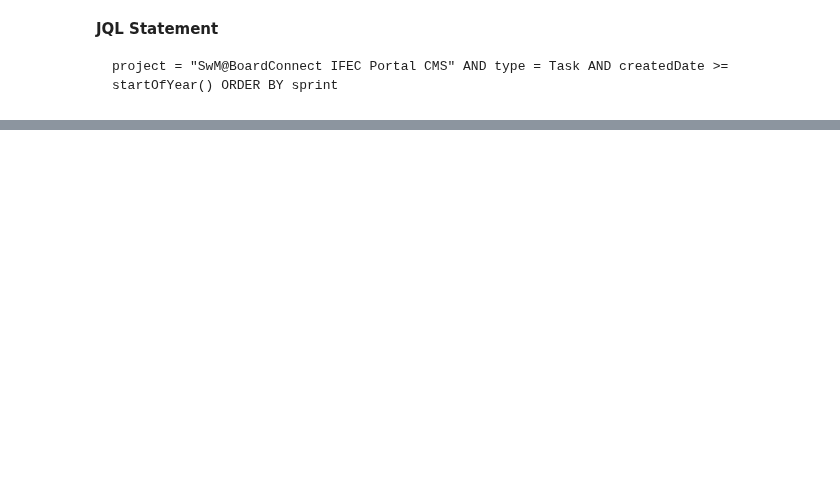
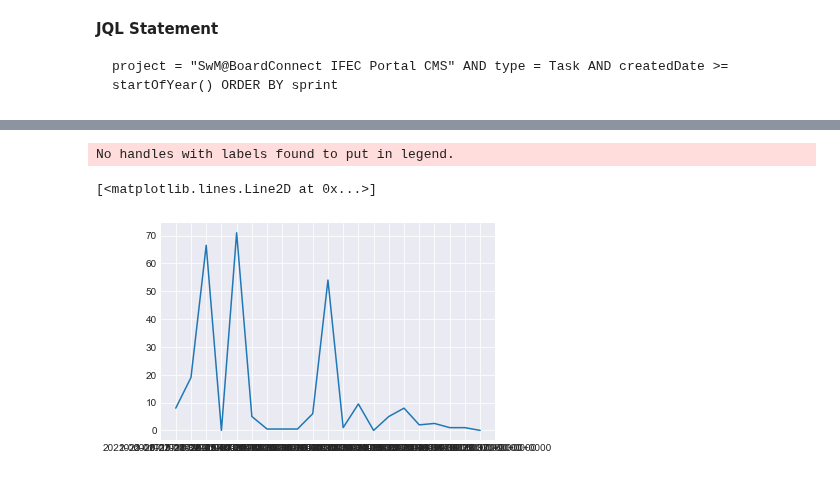
Before and after one commit to mweil372/jupyter-notebooks, a Jupyter notebook: aerq.bo.ipynb, the cells around one changed output, grey strips where cells are left out. Cells and saved outputs as stored; diff of their text form; code cells hidden in the pictures; blank space fills up the shorter version.

```diff
--- a/aerq.bo.ipynb
+++ b/aerq.bo.ipynb
@@ -363,10 +367,16 @@ try:
     df = mt.cat_cms_tickets(jiraBc, search_string)
     sum_tasks = 0
     for index, row in df.iterrows():
-        sum_tasks += row['Time spent']
+        if float(row['Time spent']) > 0:
+            #print(float(row['Time spent']))
+            sum_tasks += row['Time spent']
+            #print(sum_tasks)
         print(f'Index: {index}, row: {row.values}')
+    #print(sum_tasks)
     sum_tasks = sum_tasks / 3600
-    print('Time spent on tasks: ' + str(sum_tasks))
+    print('Time spent on tasks (hours): ' + str(sum_tasks))
 except Exception as e:
     print(e)
+# dump DataFrame to CSV file
+df.to_csv('./BCIFCPCMS_tasks.csv', index=False)
 # %% [output]
@@ -373,0 +400,10 @@ project = "SwM@BoardConnect IFEC Portal CMS" AND type = Task AND createdDate >=
+# %%
+
+plt.style.use('seaborn-darkgrid')
+plt.legend(loc='center right')
+#plt.plot(df_procon.groupby(by=['Export-Datum'])[['Stunden']].sum(), c='b', marker = '.', markersize=7)
+plt.plot(df.groupby(by=['Created'])[['Time spent']].sum()/3600)
+# %% [output]
+No handles with labels found to put in legend.
+[<matplotlib.lines.Line2D at 0x...>]
+[figure, added]
```
Also changed, not shown: parts of 16 cells of this notebook, 15 other files.
